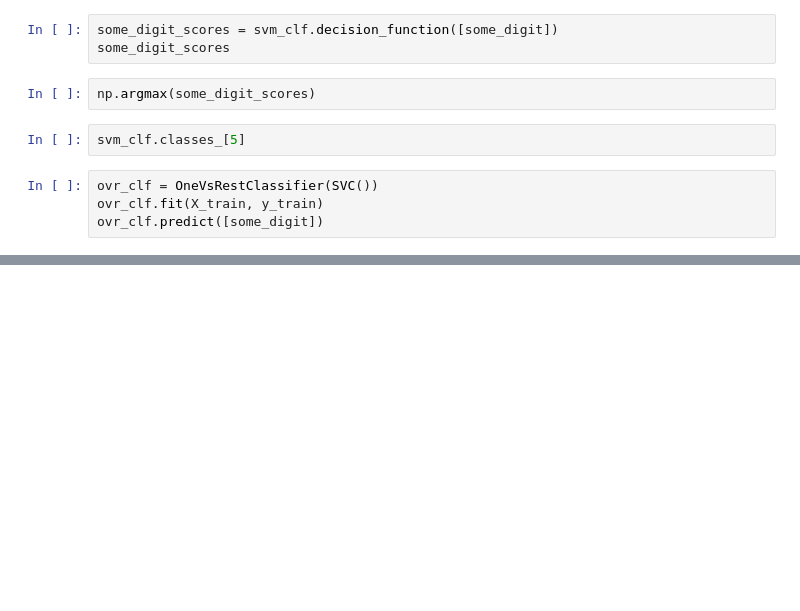
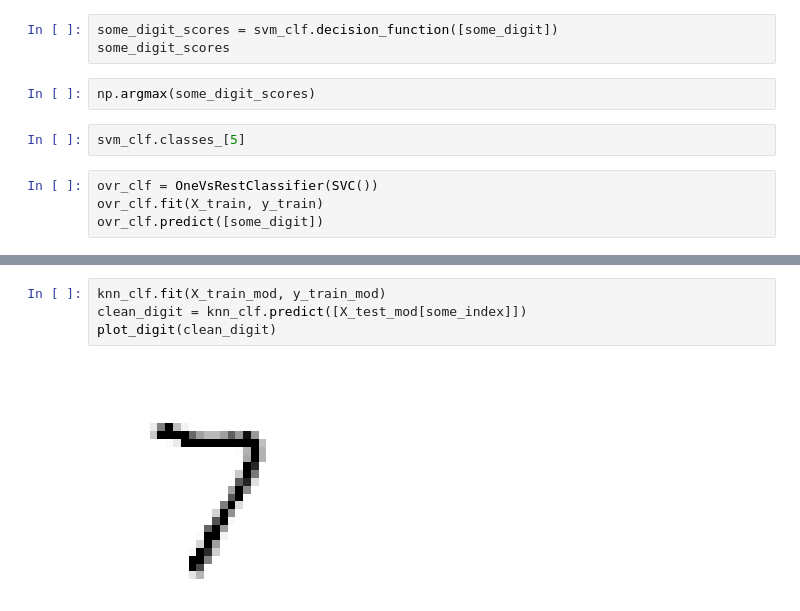
Before and after one commit to AnujCodeZ/ML, a Jupyter notebook: Classification.ipynb, the cells around one changed output, grey strips where cells are left out. Saved outputs shown, nothing was run; the diff lists cells and outputs as text; blank space fills up the shorter version.

```diff
--- a/Classification.ipynb
+++ b/Classification.ipynb
@@ -200,0 +281,6 @@ cross_val_score(sgd_clf, X_train_scaled, y_train, cv=3, scoring='accuracy')
+# %%
+knn_clf.fit(X_train_mod, y_train_mod)
+clean_digit = knn_clf.predict([X_test_mod[some_index]])
+plot_digit(clean_digit)
+# %% [output]
+[figure, added]
```
Also changed, not shown: parts of 18 cells of this notebook.
